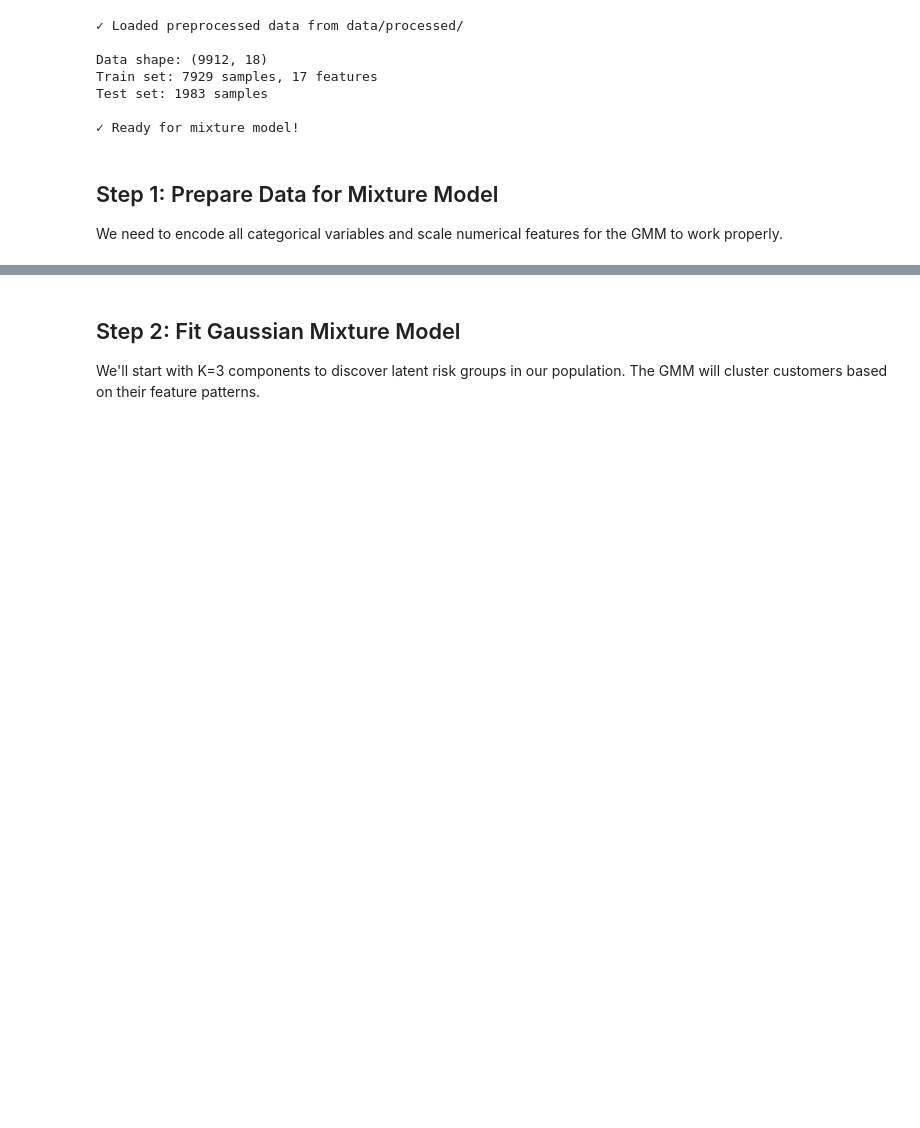
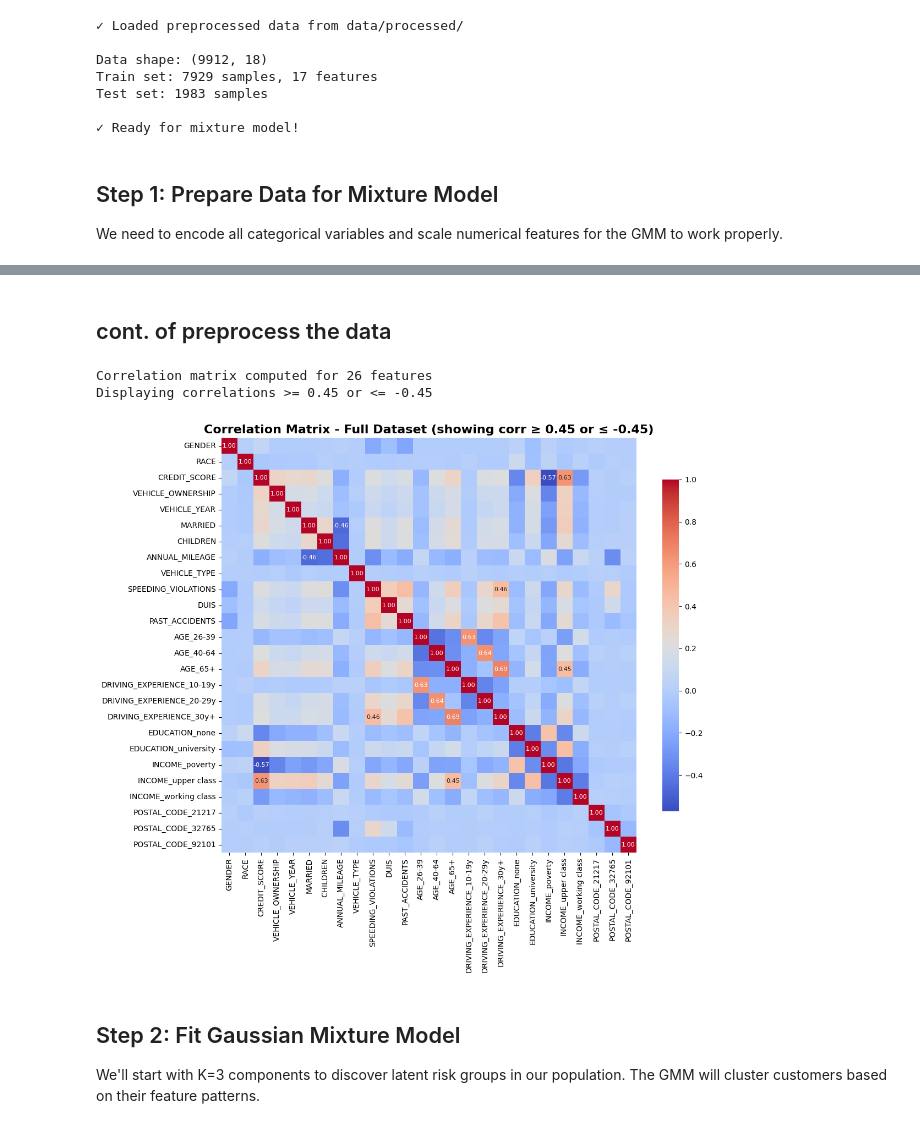
Before and after one commit to yoav-ayalon/course-ML-DM, a Jupyter notebook: Project/src/models/mix_model.ipynb, the cells around one changed output, grey strips where cells are left out. Drawn from its saved outputs; the diff is of its cells as text; code cells hidden in the pictures; blank space fills up the shorter version.

```diff
--- a/Project/src/models/mix_model.ipynb
+++ b/Project/src/models/mix_model.ipynb
@@ -70,3 +153,47 @@ Test set: 1983 samples
+# %% [markdown]
+## cont. of preprocess the data
+# %%
+# Correlation matrix
+import seaborn as sns
+import matplotlib.pyplot as plt
+
+# Convert scaled array to DataFrame for correlation calculation
+X_full_scaled_df = pd.DataFrame(X_full_scaled, columns=X_full_encoded.columns)
+
+# Control thresholds for displaying correlation values
+corr_threshold_high = 0.45  # Show correlations >= this value (strong positive)
+corr_threshold_low = -0.45  # Show correlations <= this value (strong negative)
+
+print(f"Correlation matrix computed for {X_full_scaled_df.shape[1]} features")
+print(f"Displaying correlations >= {corr_threshold_high} or <= {corr_threshold_low}")
+
+plt.figure(figsize=(12, 10))
+correlation_matrix = X_full_scaled_df.corr()
+
+# Create annotation mask: show values above high threshold OR below low threshold
+mask_annotations = (correlation_matrix >= corr_threshold_high) | (correlation_matrix <= corr_threshold_low)
+
+# Create a mask array for seaborn - True means hide the annotation
+mask_for_annot = ~mask_annotations.values
+
+# Create annotations - use empty string where mask is True
+annot_data = correlation_matrix.values.copy()
+annot_labels = np.empty_like(annot_data, dtype=object)
+for i in range(annot_data.shape[0]):
+    for j in range(annot_data.shape[1]):
+        if mask_for_annot[i, j]:
+            annot_labels[i, j] = ''
+        else:
+            annot_labels[i, j] = f'{annot_data[i, j]:.2f}'
+
+sns.heatmap(correlation_matrix, annot=annot_labels, fmt='', cmap='coolwarm', square=True, cbar_kws={"shrink": .8}, annot_kws={"size": 8})
+plt.title(f'Correlation Matrix - Full Dataset (showing corr ≥ {corr_threshold_high} or ≤ {corr_threshold_low})', fontsize=16, fontweight='bold')
+plt.tight_layout()
+plt.show()
+# %% [output]
+Correlation matrix computed for 26 features
+Displaying correlations >= 0.45 or <= -0.45
+[figure, added]
 # %% [markdown]
 ## Step 2: Fit Gaussian Mixture Model
 
```
Also changed, not shown: parts of 6 cells of this notebook.
